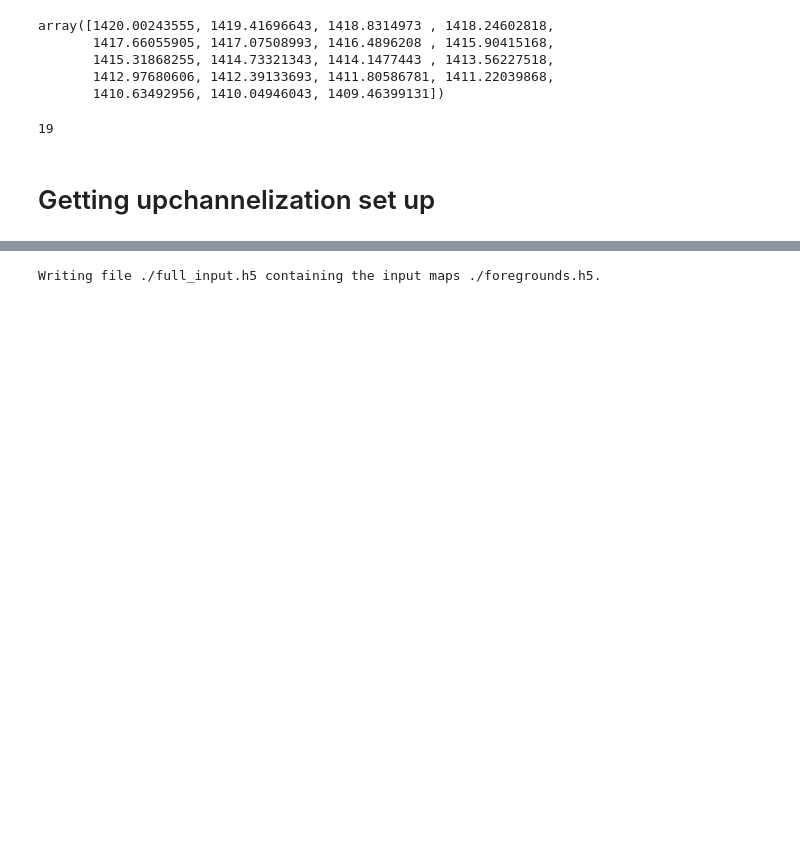
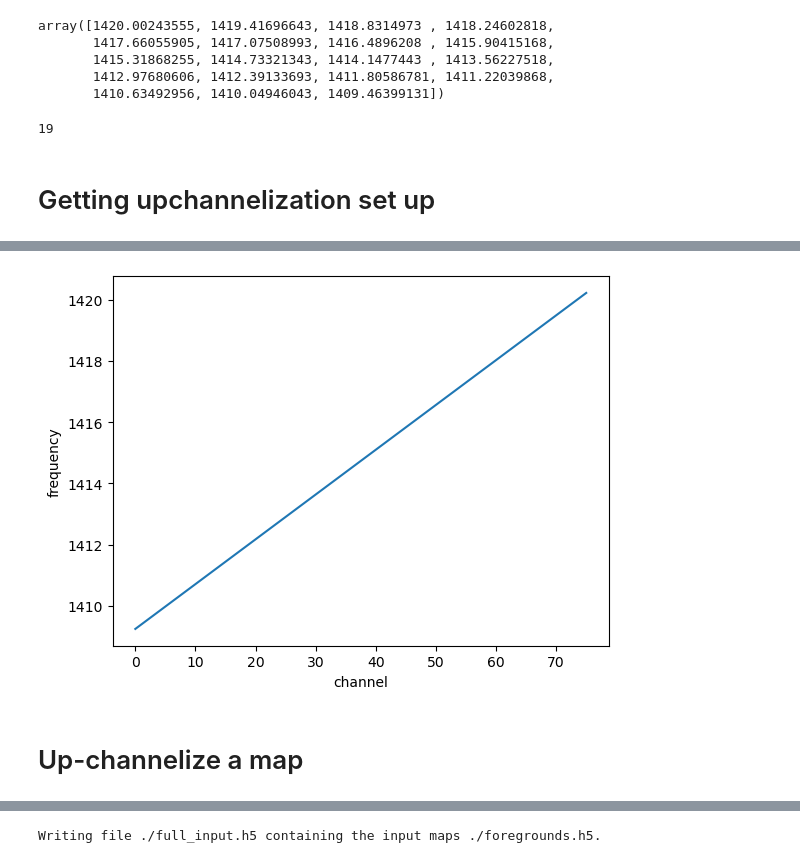
Before and after one commit to rebeccaceppas/H_GASP, a Jupyter notebook: notebooks/test_upchannelization.ipynb, the cells around one changed output, grey strips where cells are left out. Drawn from its saved outputs; the diff is of its cells as text; code cells hidden in the pictures; blank space fills up the shorter version.

```diff
--- a/notebooks/test_upchannelization.ipynb
+++ b/notebooks/test_upchannelization.ipynb
@@ -57,0 +76,10 @@ Matrix frequencies with shape (38,) saved to ./freqs_matrix.npy
+# %%
+freqs = np.load('freqs_matrix.npy')
+plt.plot(freqs)
+plt.xlabel('channel')
+plt.ylabel('frequency')
+plt.show()
+# %% [output]
+[figure, added]
+# %% [markdown]
+# Up-channelize a map
```
Also changed, not shown: parts of 23 cells of this notebook, 2 other files.
